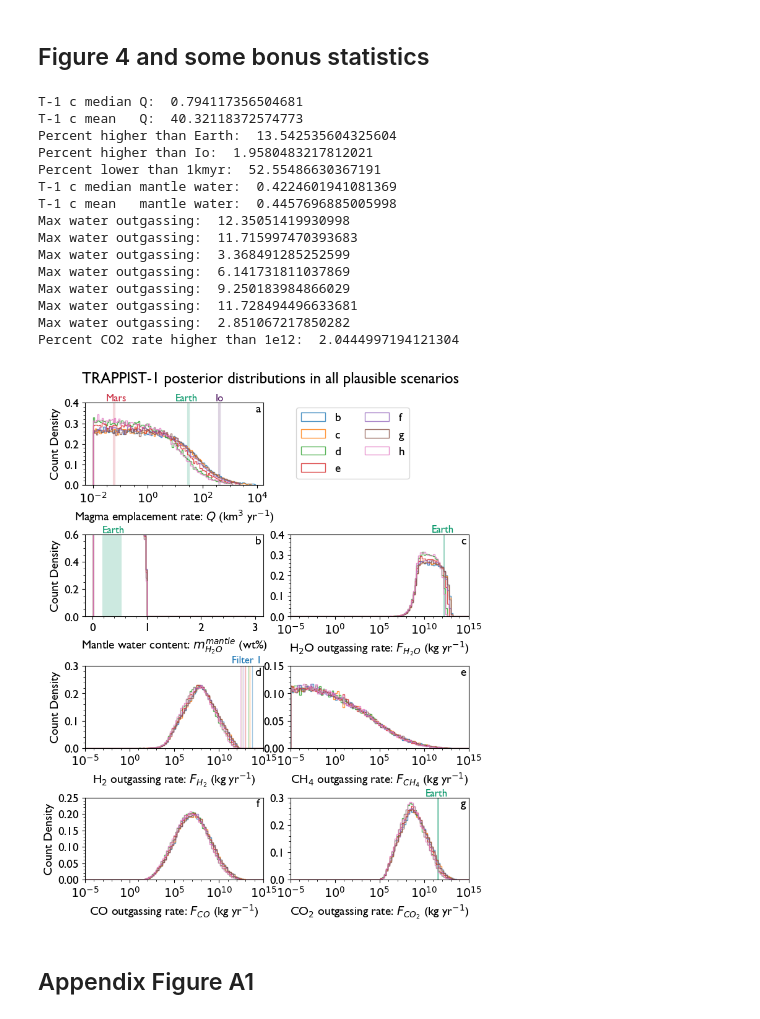
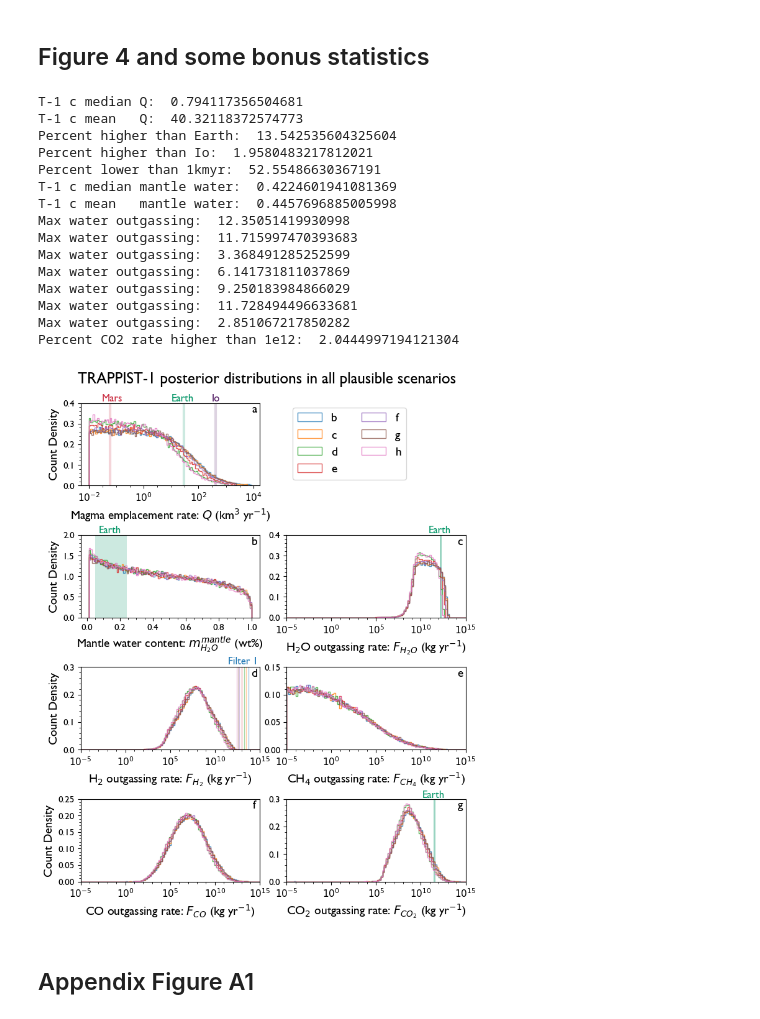
Before and after one commit to trentagon/trout, a Jupyter notebook: plot_T1_data.ipynb, the cells around one changed output. Cells and saved outputs as stored; diff of their text form; code cells hidden in the pictures.

```diff
--- a/plot_T1_data.ipynb
+++ b/plot_T1_data.ipynb
@@ -300,19 +300,19 @@ for i in range(len(var_names)):
 
         match var_name:
             case "m_H2O_mantle":
-                ax[i].hist(var*100,label=planet_labels[j],bins=np.linspace(0.01,3,binnum),density=dent, alpha = al,histtype='step',linewidth=lw)
+                ax[i].hist(var*100,label=planet_labels[j],bins=np.linspace(0.01,1,binnum),density=dent, alpha = al,histtype='step',linewidth=lw)
 
                 if j == 1:
                     print("T-1 c median mantle water: ",np.median(var)*100)
                     print("T-1 c mean   mantle water: ",np.mean(var)*100)
 
                 if j == 0:
-                    x_start = 0.18
-                    x_end = 0.54
+                    x_start = 0.049
+                    x_end = 0.24
                     ax[i].axvspan(x_start, x_end, facecolor=col_earth, alpha=0.2, edgecolor='none')
-                    ax[i].text(x_start, 0.613, 'Earth', color=col_earth, fontsize=ss_fs)
-                    ax[i].set_ylim((0,0.6))
-                    ax[i].set_yticks((0,0.2,0.4,0.6))
+                    ax[i].text(0.07, 2.05, 'Earth', color=col_earth, fontsize=ss_fs)
+                    ax[i].set_ylim((0,2.0))
+                    ax[i].set_yticks((0,0.5,1.0,1.5,2.0))
 
             case "Q":
                 ax[i].hist(np.log10(var.astype(float)),label=planet_labels[j],
@@ -473,34 +473,34 @@ t_height = 0.31
 ax[4].text(np.log10(0.3e12), t_height, 'Filter 1', color=c[0], fontsize=ss_fs)
 
 
 label_index = 0  # Initialize label index
 for i, axi in enumerate(ax):
     if i == 1:  # Skip the axis that was turned off
         continue
     label = string.ascii_lowercase[label_index]
     axi.text(0.97, 0.92, f"{label}", transform=axi.transAxes, va='center', ha='center', fontsize=14, fontweight='bold')
     label_index += 1  # Increment only for visible axes
 
 
 plt.subplots_adjust(hspace=0.6, wspace = 0.15)
 plt.show()
 # %% [output]
 T-1 c median Q:  0.794117356504681
 T-1 c mean   Q:  40.32118372574773
 Percent higher than Earth:  13.542535604325604
 Percent higher than Io:  1.9580483217812021
 Percent lower than 1kmyr:  52.55486630367191
 T-1 c median mantle water:  0.4224601941081369
 T-1 c mean   mantle water:  0.4457696885005998
 Max water outgassing:  12.35051419930998
 Max water outgassing:  11.715997470393683
 Max water outgassing:  3.368491285252599
 Max water outgassing:  6.141731811037869
 Max water outgassing:  9.250183984866029
 Max water outgassing:  11.728494496633681
 Max water outgassing:  2.851067217850282
 Percent CO2 rate higher than 1e12:  2.0444997194121304
-[figure, old version]
+[figure, new version]
 # %% [markdown]
 ## Appendix Figure A1
 # %%
```
Also changed, not shown: 3 other files.
